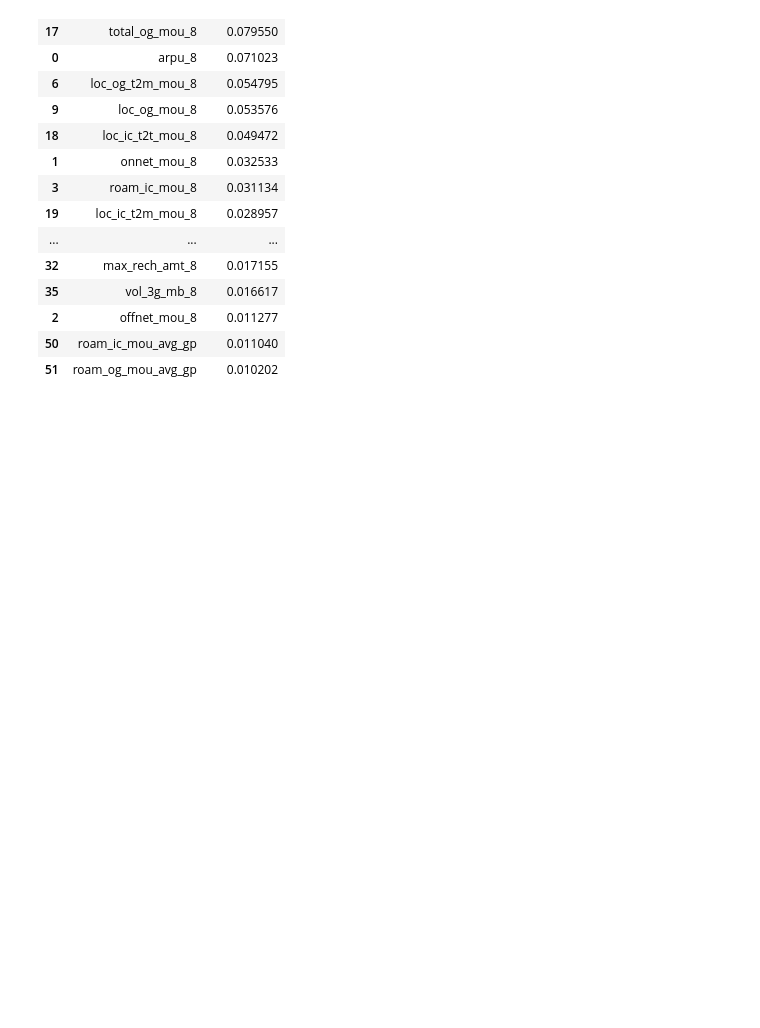
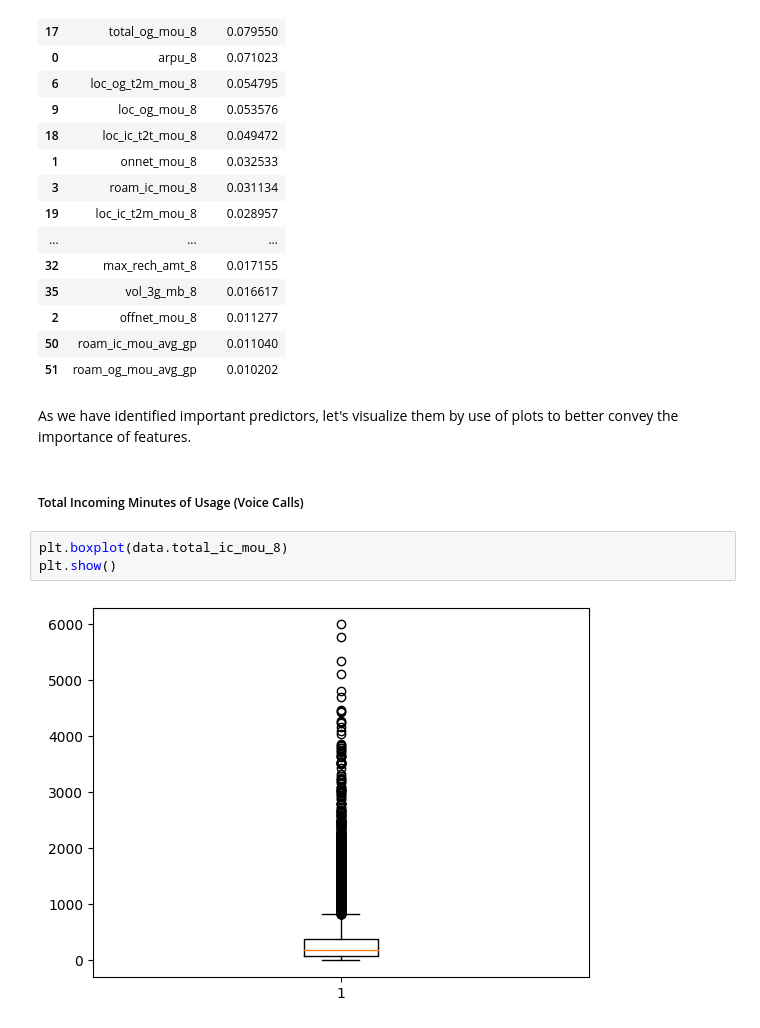
Before and after one commit to Awadhesh43/Advance-ML-Assignment-upGrad, a Jupyter notebook: Advance-ML-Telecom-Churn-Assignment.ipynb, the cells around one changed output. Saved outputs shown, nothing was run; the diff lists cells and outputs as text; blank space fills up the shorter version.

```diff
--- a/Advance-ML-Telecom-Churn-Assignment.ipynb
+++ b/Advance-ML-Telecom-Churn-Assignment.ipynb
@@ -895,3 +895,12 @@ imp_df
 | 2 | offnet_mou_8 | 0.011277 |
 | 50 | roam_ic_mou_avg_gp | 0.011040 |
 | 51 | roam_og_mou_avg_gp | 0.010202 |
+# %% [markdown]
+As we have identified important predictors, let's visualize them by use of plots to better convey the importance of features.
+# %% [markdown]
+##### Total Incoming Minutes of Usage (Voice Calls)
+# %%
+plt.boxplot(data.total_ic_mou_8)
+plt.show()
+# %% [output]
+[figure, added]
```
Also changed, not shown: parts of 11 cells of this notebook.
